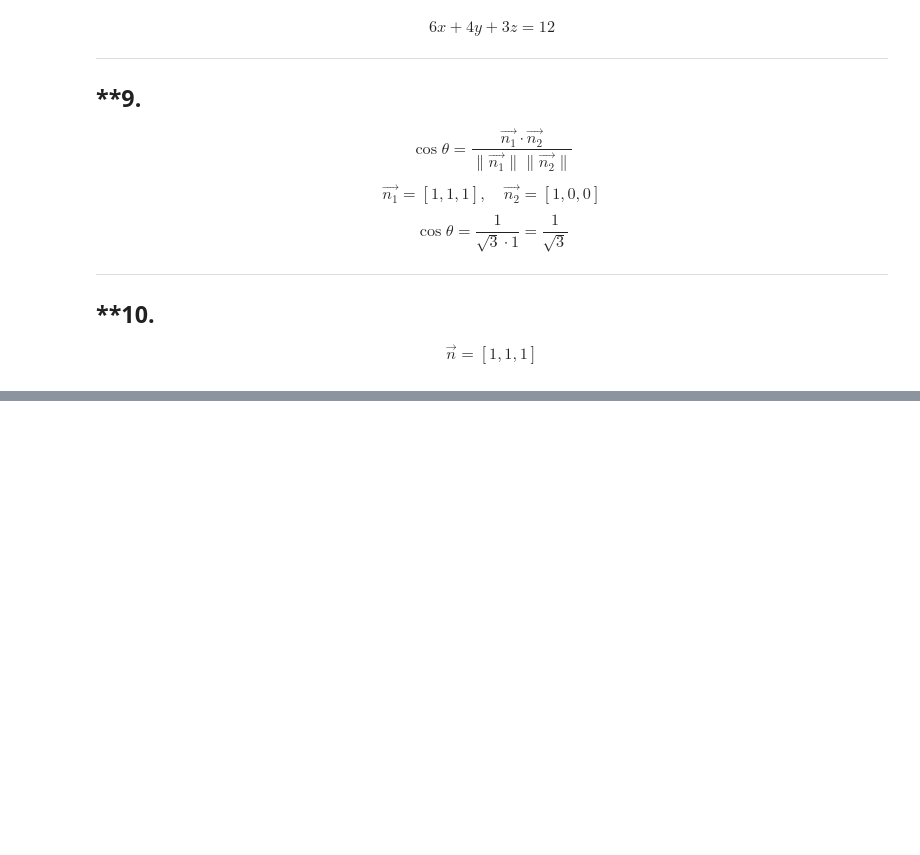
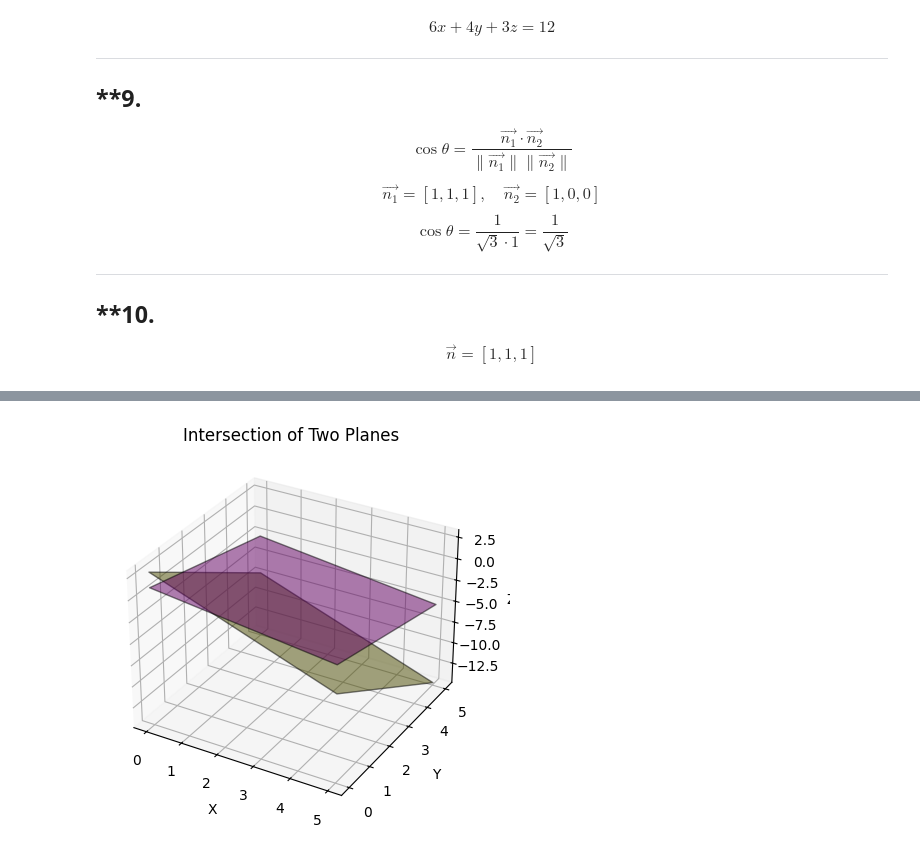
Before and after one commit to furk4nbaser1/Math-2024-25-Winter, a Jupyter notebook: Notebooks_EN/02_Analytic_Geometry/07_Planes_in_Space/07_Planes_in_Space.ipynb, the cells around one changed output, grey strips where cells are left out. Saved outputs shown, nothing was run; the diff lists cells and outputs as text; code cells hidden in the pictures; blank space fills up the shorter version.

```diff
--- a/Notebooks_EN/02_Analytic_Geometry/07_Planes_in_Space/07_Planes_in_Space.ipynb
+++ b/Notebooks_EN/02_Analytic_Geometry/07_Planes_in_Space/07_Planes_in_Space.ipynb
@@ -412,0 +495,20 @@ plt.show()
+# %%
+fig = plt.figure()
+ax = fig.add_subplot(111, projection='3d')
+
+# Plane 1: 2x + 3y + 4z = 5
+# Plane 2: 3x + 4y + 2z = 6
+Z1 = (5 - 2*X - 3*Y) / 4
+Z2 = (6 - 3*X - 4*Y) / 2
+
+# Plot both planes
+ax.plot_surface(X, Y, Z1, alpha=0.5, rstride=100, cstride=100, color='m', edgecolor='k')
+ax.plot_surface(X, Y, Z2, alpha=0.5, rstride=100, cstride=100, color='y', edgecolor='k')
+
+ax.set_xlabel('X')
+ax.set_ylabel('Y')
+ax.set_zlabel('Z')
+plt.title('Intersection of Two Planes')
+plt.show()
+# %% [output]
+[figure, added]
```
Also changed, not shown: parts of 12 cells of this notebook.
